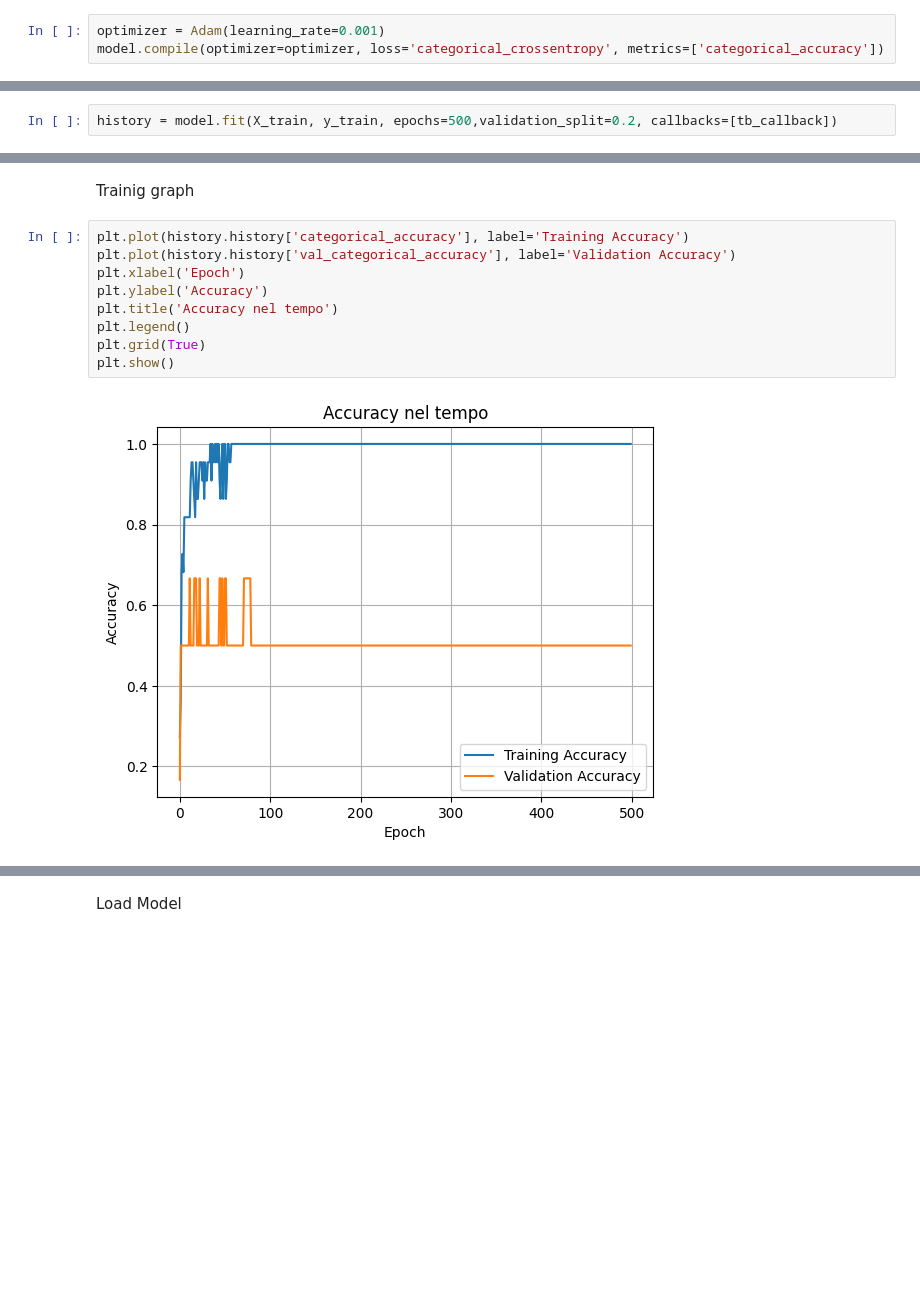
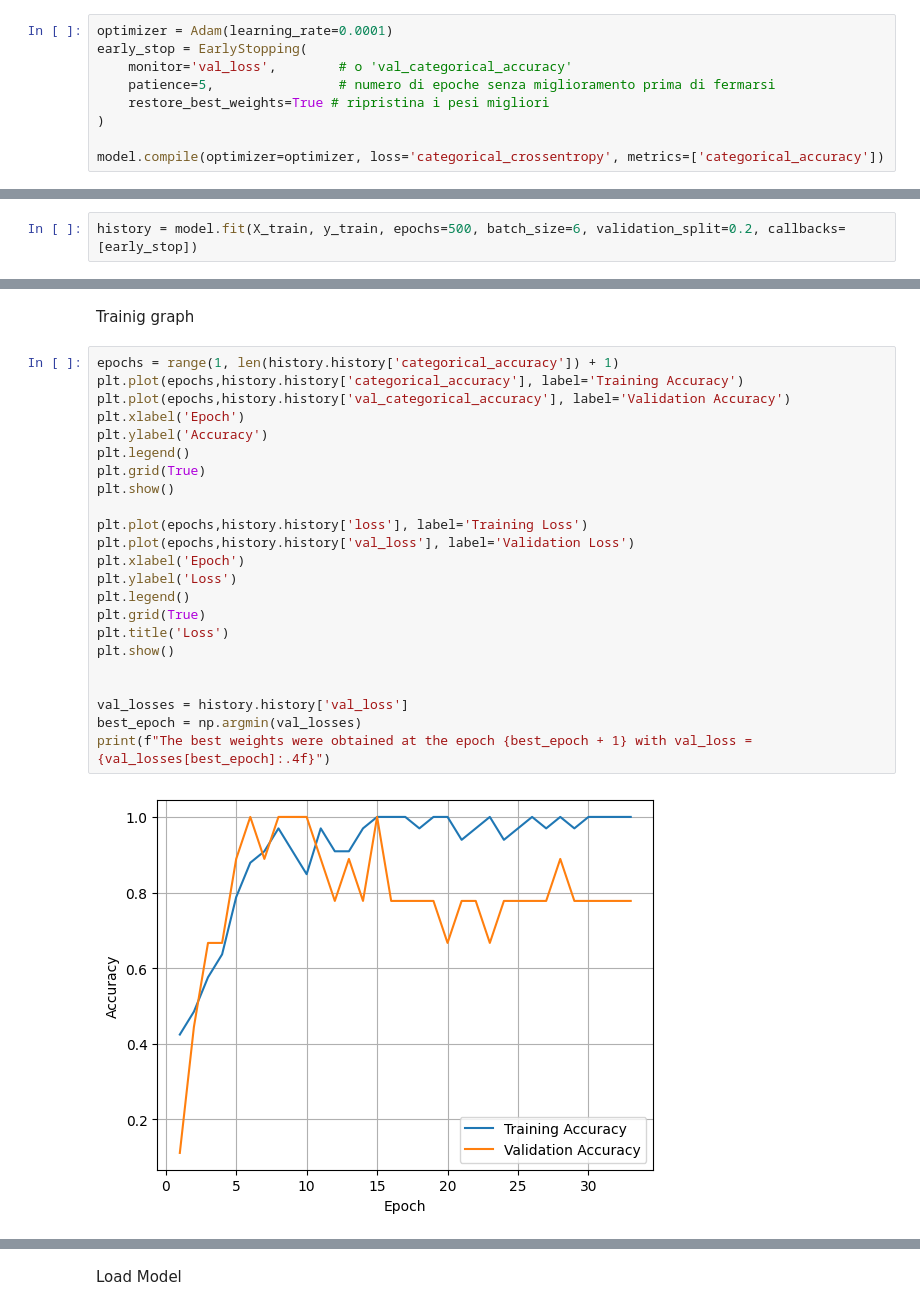
Before and after one commit to UnDolorDeBarriga/action_detection, a Jupyter notebook: preprocess_train.ipynb, the cells around one changed output, grey strips where cells are left out. Cells and saved outputs as stored; diff of their text form; blank space fills up the shorter version.

```diff
--- a/preprocess_train.ipynb
+++ b/preprocess_train.ipynb
@@ -85,11 +86,17 @@ model.add(Dense(len(actions), activation='softmax'))
 # %% [markdown]
 Compile Model
 # %%
-optimizer = Adam(learning_rate=0.001)
+optimizer = Adam(learning_rate=0.0001)
+early_stop = EarlyStopping(
+    monitor='val_loss',        # o 'val_categorical_accuracy'
+    patience=5,                # numero di epoche senza miglioramento prima di fermarsi
+    restore_best_weights=True # ripristina i pesi migliori
+)
+
 model.compile(optimizer=optimizer, loss='categorical_crossentropy', metrics=['categorical_accuracy'])
 # %% [markdown]
 Fit Model (Only When Re-Run the Model)
 # %%
-history = model.fit(X_train, y_train, epochs=500,validation_split=0.2, callbacks=[tb_callback])
+history = model.fit(X_train, y_train, epochs=500, batch_size=6, validation_split=0.2, callbacks=[early_stop])
 # %% [output]
 Epoch 1/500
@@ -112,13 +119,27 @@ Epoch 500/500
 # %% [markdown]
 Trainig graph
-# %%
-plt.plot(history.history['categorical_accuracy'], label='Training Accuracy')
-plt.plot(history.history['val_categorical_accuracy'], label='Validation Accuracy')
-plt.xlabel('Epoch')
-plt.ylabel('Accuracy')
-plt.title('Accuracy nel tempo')
-plt.legend()
-plt.grid(True)
-plt.show()
-# %% [output]
-[figure, removed]
+# %%
+epochs = range(1, len(history.history['categorical_accuracy']) + 1)
+plt.plot(epochs,history.history['categorical_accuracy'], label='Training Accuracy')
+plt.plot(epochs,history.history['val_categorical_accuracy'], label='Validation Accuracy')
+plt.xlabel('Epoch')
+plt.ylabel('Accuracy')
+plt.legend()
+plt.grid(True)
+plt.show()
+
+plt.plot(epochs,history.history['loss'], label='Training Loss')
+plt.plot(epochs,history.history['val_loss'], label='Validation Loss')
+plt.xlabel('Epoch')
+plt.ylabel('Loss')
+plt.legend()
+plt.grid(True)
+plt.title('Loss')
+plt.show()
+
+
+val_losses = history.history['val_loss']
+best_epoch = np.argmin(val_losses)
+print(f"The best weights were obtained at the epoch {best_epoch + 1} with val_loss = {val_losses[best_epoch]:.4f}")
+# %% [output]
+[figure, added]
```
Also changed, not shown: parts of 8 cells of this notebook, 2 other files.
